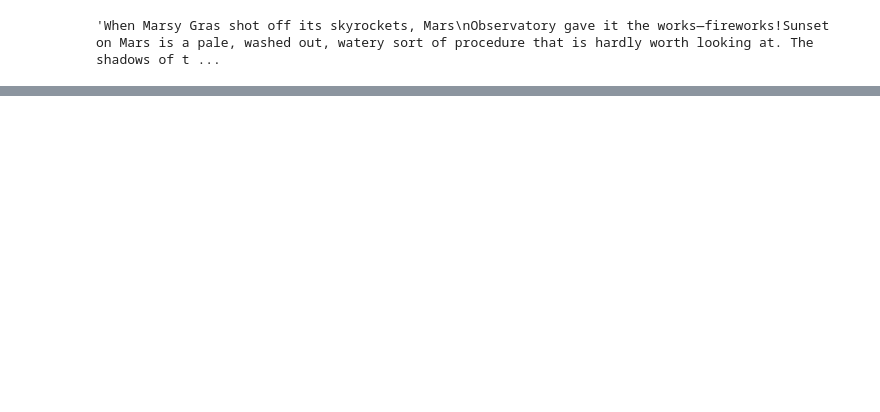
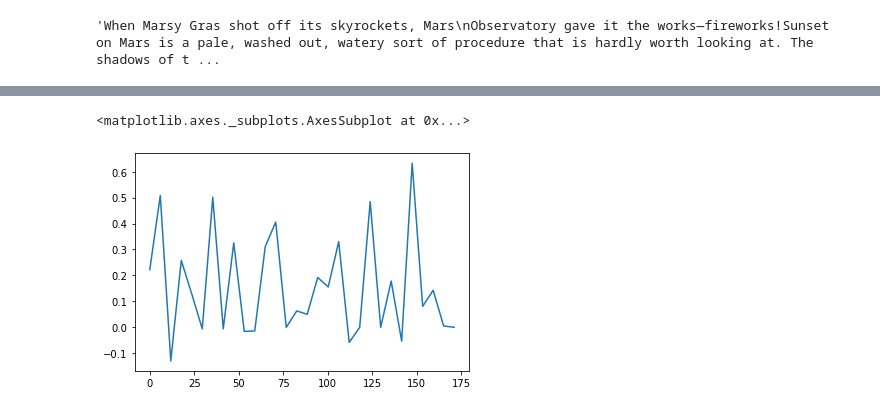
Before and after one commit to jbroeders/modeling-ebook-popularity, a Jupyter notebook: epub_pp.ipynb, the cells around one changed output, grey strips where cells are left out. Saved outputs shown, nothing was run; the diff lists cells and outputs as text; code cells hidden in the pictures; blank space fills up the shorter version.

```diff
--- a/epub_pp.ipynb
+++ b/epub_pp.ipynb
@@ -49,0 +41,6 @@ for
+# %%
+xnew = np.linspace(0, len(y), num=30, endpoint=True)
+sns.lineplot(x=xnew, y=cub(xnew))
+# %% [output]
+<matplotlib.axes._subplots.AxesSubplot at 0x...>
+[figure, added]
```
Also changed, not shown: parts of 10 cells of this notebook, 3 other files.
